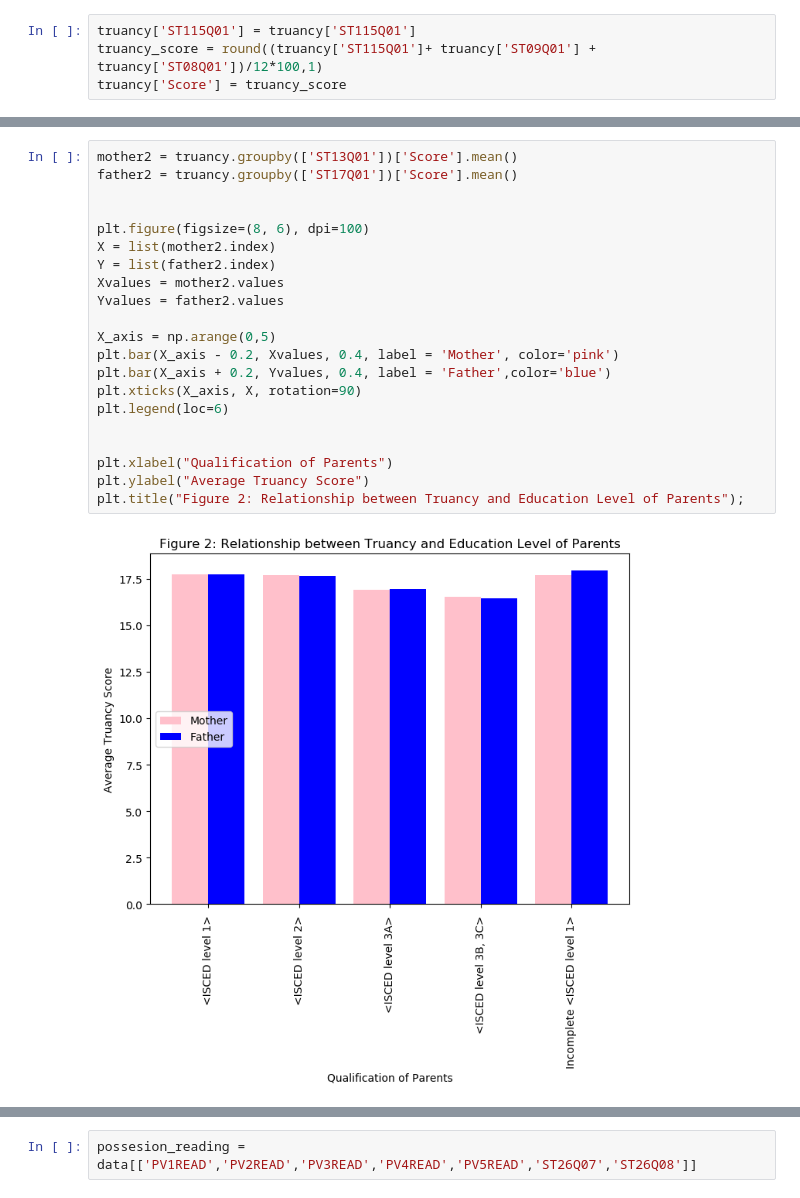
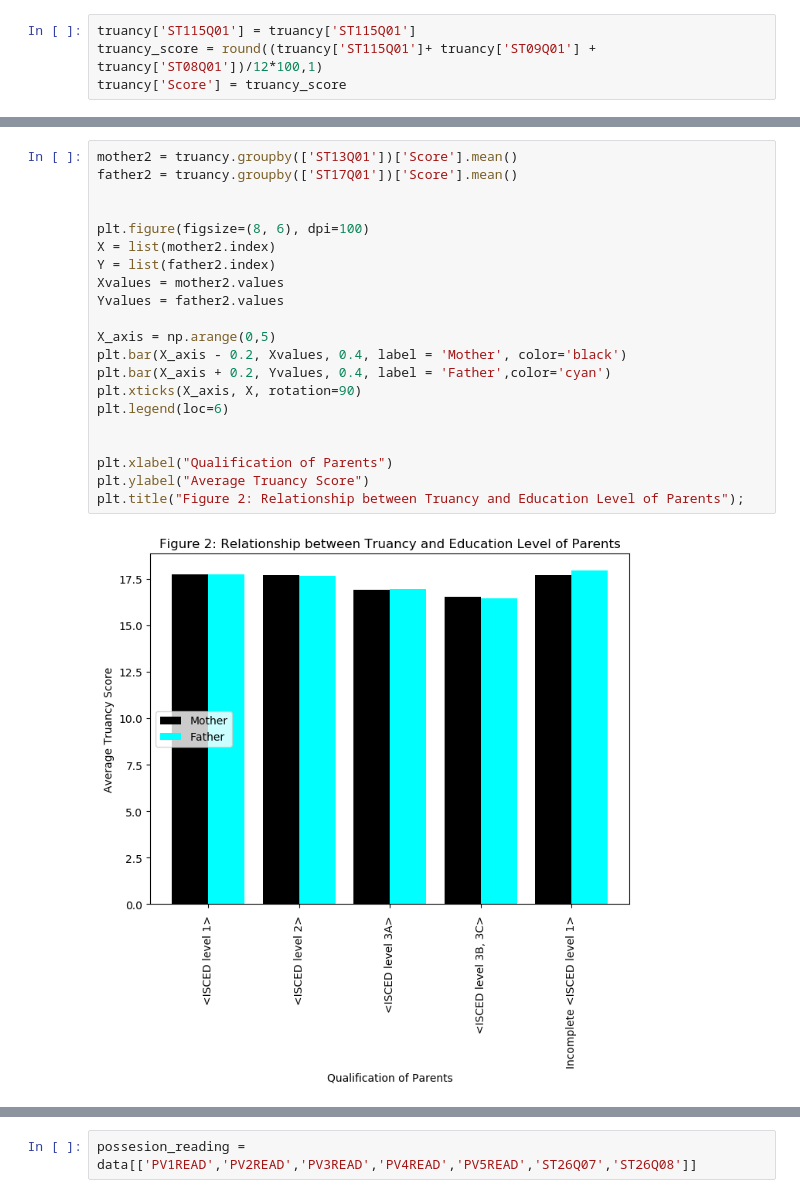
Before and after one commit to awojidetola/Udacity-Data-Analysis-ND, a Jupyter notebook: PISA 2012 Analysis/Combination 1.ipynb, the cells around one changed output, grey strips where cells are left out. Drawn from its saved outputs; the diff is of its cells as text.

```diff
--- a/PISA 2012 Analysis/Combination 1.ipynb
+++ b/PISA 2012 Analysis/Combination 1.ipynb
@@ -122,24 +120,24 @@ plt.title("Figure 1 : Relationship between Truancy and Job Status of Parents");
 # %%
 mother2 = truancy.groupby(['ST13Q01'])['Score'].mean()
 father2 = truancy.groupby(['ST17Q01'])['Score'].mean()
 
 
 plt.figure(figsize=(8, 6), dpi=100)
 X = list(mother2.index)
 Y = list(father2.index)
 Xvalues = mother2.values
 Yvalues = father2.values
 
 X_axis = np.arange(0,5)
-plt.bar(X_axis - 0.2, Xvalues, 0.4, label = 'Mother', color='pink')
-plt.bar(X_axis + 0.2, Yvalues, 0.4, label = 'Father',color='blue')
+plt.bar(X_axis - 0.2, Xvalues, 0.4, label = 'Mother', color='black')
+plt.bar(X_axis + 0.2, Yvalues, 0.4, label = 'Father',color='cyan')
 plt.xticks(X_axis, X, rotation=90)
 plt.legend(loc=6)
 
 
 plt.xlabel("Qualification of Parents")
 plt.ylabel("Average Truancy Score")
 plt.title("Figure 2: Relationship between Truancy and Education Level of Parents");
 # %% [output]
-[figure, old version]
+[figure, new version]
 # %% [markdown]
```
Also changed, not shown: parts of 29 cells of this notebook.
